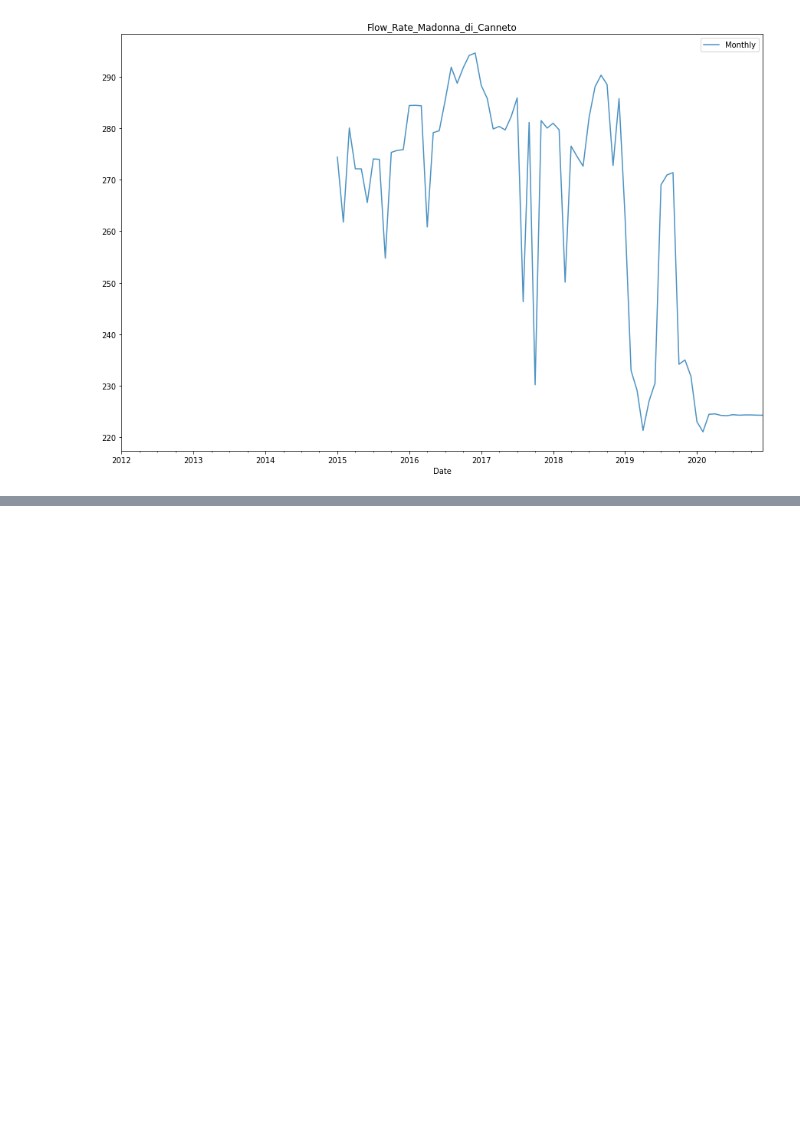
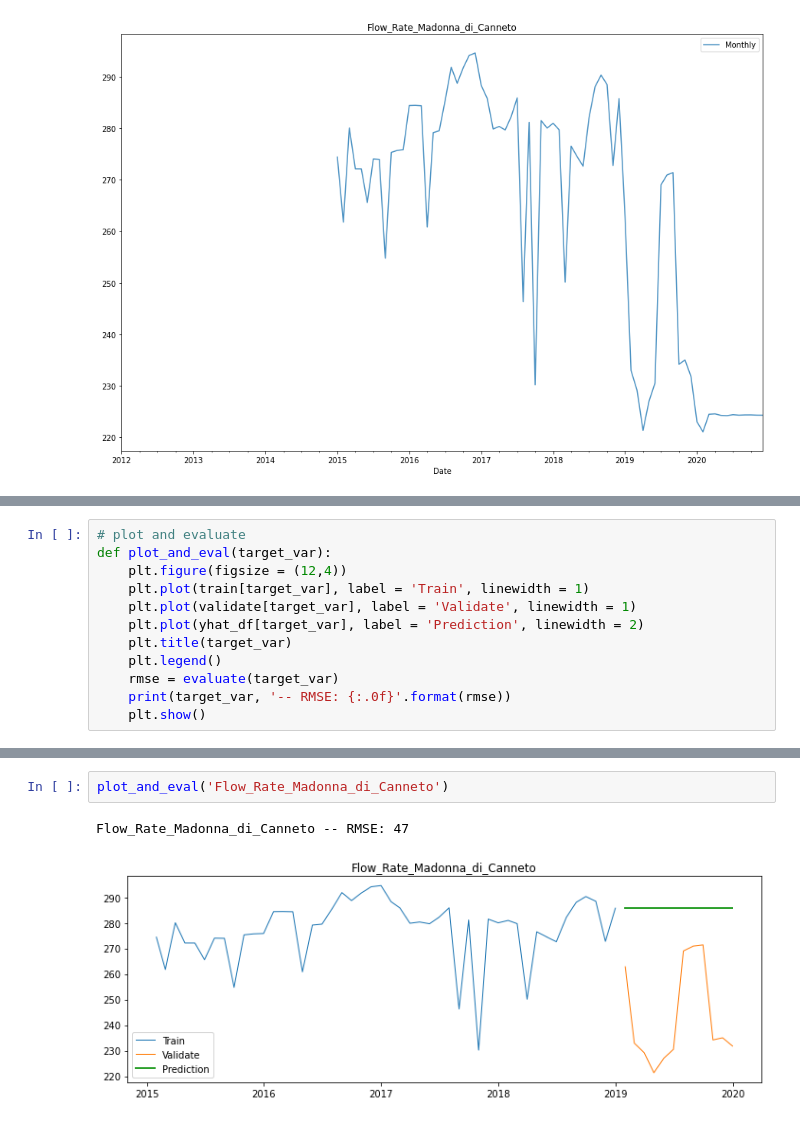
Before and after one commit to datastraine/kaggle, a Jupyter notebook: AceaSmart_Water_Analytics/acea-comp-explore.ipynb, the cells around one changed output, grey strips where cells are left out. Cells and saved outputs as stored; diff of their text form; blank space fills up the shorter version.

```diff
--- a/AceaSmart_Water_Analytics/acea-comp-explore.ipynb
+++ b/AceaSmart_Water_Analytics/acea-comp-explore.ipynb
@@ -672,0 +697,12 @@ Due to the amount of missing data before 2016 for flow rate, to make predictions
+# %%
+# plot and evaluate
+def plot_and_eval(target_var):
+    plt.figure(figsize = (12,4))
+    plt.plot(train[target_var], label = 'Train', linewidth = 1)
+    plt.plot(validate[target_var], label = 'Validate', linewidth = 1)
+    plt.plot(yhat_df[target_var], label = 'Prediction', linewidth = 2)
+    plt.title(target_var)
+    plt.legend()
+    rmse = evaluate(target_var)
+    print(target_var, '-- RMSE: {:.0f}'.format(rmse))
+    plt.show()
@@ -672,0 +723,5 @@ Due to the amount of missing data before 2016 for flow rate, to make predictions
+# %%
+plot_and_eval('Flow_Rate_Madonna_di_Canneto')
+# %% [output]
+Flow_Rate_Madonna_di_Canneto -- RMSE: 47
+[figure, added]
```
Also changed, not shown: parts of 16 cells of this notebook.
